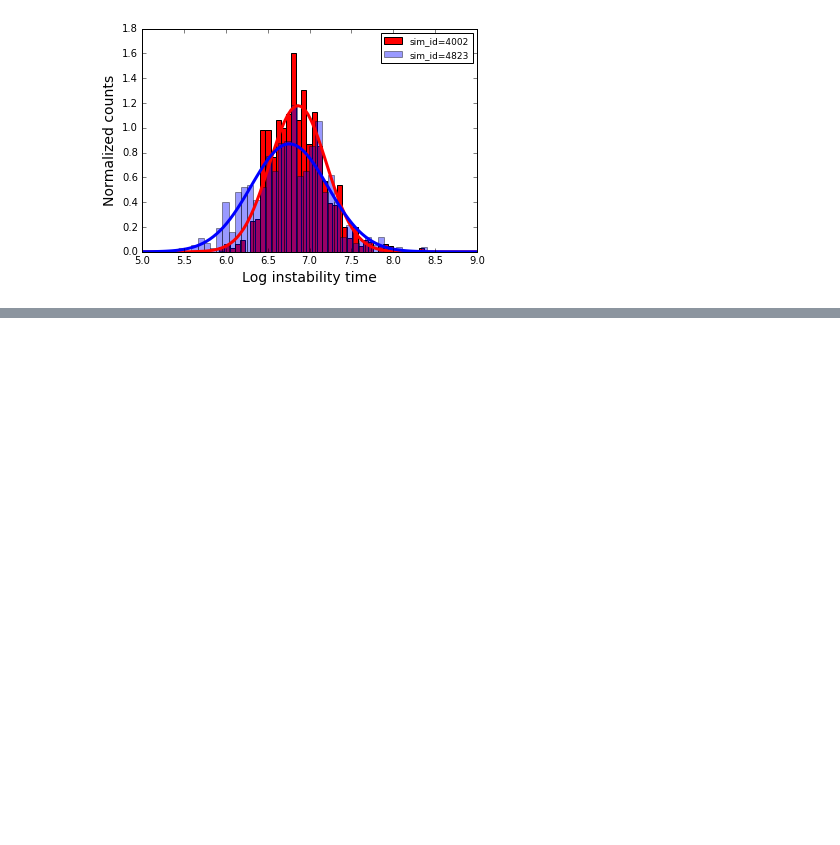
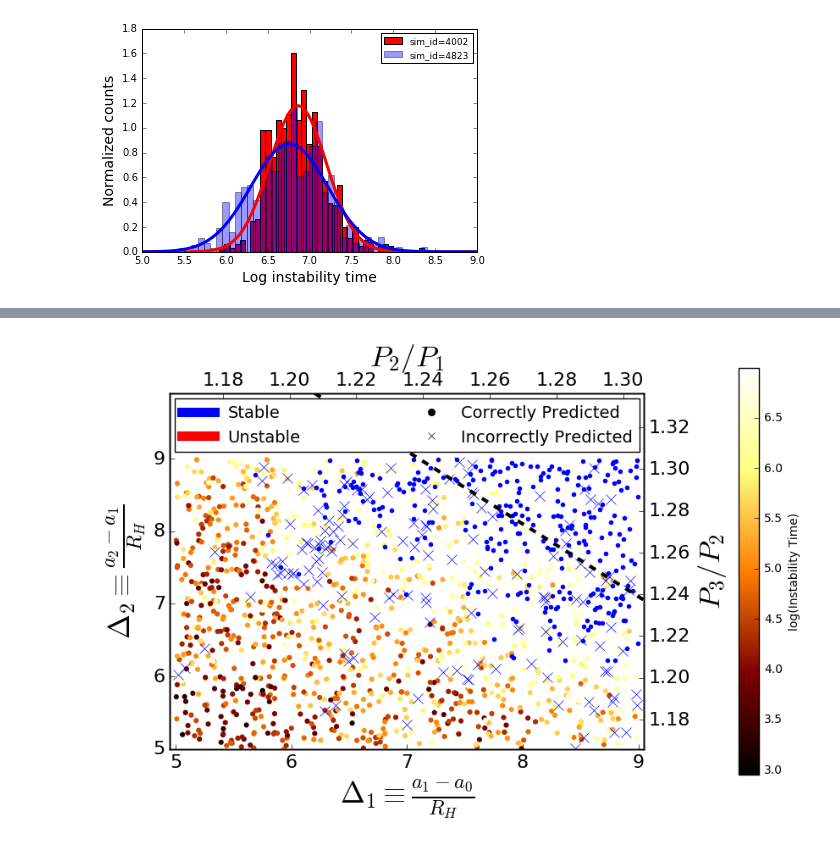
Before and after one commit to dtamayo/Stability, a Jupyter notebook: Analysis/plot_systems.ipynb, the cells around one changed output, grey strips where cells are left out. Cells and saved outputs as stored; diff of their text form; code cells hidden in the pictures; blank space fills up the shorter version.

```diff
--- a/Analysis/plot_systems.ipynb
+++ b/Analysis/plot_systems.ipynb
@@ -337,0 +347,66 @@ plt.savefig("Norbits_Instability_histogram.pdf")
+# %%
+#Plotting a heat map of instability time as a function of the Hill spacing
+import matplotlib.cm as cm
+
+data = pd.read_csv("ariSI.csv",header=0)
+RHThresh = 16.1
+XGBThresh = 0.768
+Stable = data[data["Stable"]==True]
+Unstable = data[data["Stable"]==False]
+#highlight 4002, 4283
+
+xaxis = "daOverRH1"
+yaxis = "daOverRH2"
+fontsize=25
+tickfontsize=16
+
+fig, axes = plt.subplots(figsize=(8,6))
+stable_pred_color="Blue"
+unstable_pred_color="Red"
+axes.plot(Stable[xaxis].loc[Stable["predprob"]>XGBThresh],Stable[yaxis].loc[Stable["predprob"]>XGBThresh],marker="o",markersize=4,mew=0,color=stable_pred_color,linestyle="None",label="Stable, Predicted Stable")
+axes.plot(Stable[xaxis].loc[Stable["predprob"]<=XGBThresh],Stable[yaxis].loc[Stable["predprob"]<=XGBThresh],marker="x",markersize=8,color=stable_pred_color,linestyle="None",label="Stable, Predicted Unstable")
+im = axes.scatter(Unstable[xaxis],Unstable[yaxis],c=np.log10(Unstable["Norbits_instability"]),cmap=cm.afmhot,marker="o",lw=0,label="Unstable, Predicted Stable")
+plt.colorbar(im, label='log(Instability Time)',cax = fig.add_axes([0.99, 0.1, 0.03, 0.8]))
+#axes.plot(Unstable[xaxis].loc[Unstable["predprob"]<=XGBThresh],Unstable[yaxis].loc[Unstable["predprob"]<=XGBThresh],marker="o",markersize=4,mew=0,color=unstable_pred_color,linestyle="None",label="Unstable, Predicted Unstable")
+
+miny,maxy,minx,maxx = 5,9.9,4.95,9.05
+axes.set_ylim([miny,maxy])
+axes.set_xlim([minx,maxx])
+axes.set_xlabel(r"$ \Delta_1 \equiv \frac{a_1 - a_0}{R_H}$", fontsize=fontsize)
+axes.set_ylabel(r"$ \Delta_2 \equiv \frac{a_2 - a_1}{R_H}$", fontsize=fontsize)
+#leg = axes.legend(loc="upper left",numpoints=1,fontsize=8,scatterpoints=1)
+
+blue = plt.Line2D((0,1),(0,0), color='b', linestyle='-', linewidth=8)
+red = plt.Line2D((0,1),(0,0), color='r', linestyle='-', linewidth=8)
+correct = plt.Line2D(range(1), range(1), color="black", marker='o', markerfacecolor="black", linestyle='')
+incorrect = plt.Line2D(range(1), range(1), color="black", marker='x', markerfacecolor="black", linestyle='')
+leg = axes.legend([blue, red, correct, incorrect], ['Stable', 'Unstable', 'Correctly Predicted', 'Incorrectly Predicted'], ncol=2, numpoints=1, fontsize=14, mode="expand", borderaxespad=0.3,loc='upper right')
+
+#Lissauer et al. (2011)
+x = np.arange(5,9.5,0.1)
+axes.plot(x,RHThresh-x, 'k--', lw=3, label='$\Delta_1 + \Delta_2$=%.1f'%RHThresh)
+
+#second axes
+axes2 = axes.twinx()
+mn, mx = axes2.get_ylim()
+lowx,highx,lowy,highy = (0.021544*minx+1)**1.5, (0.021544*maxx+1)**1.5, (0.021544*miny+1)**1.5, (0.021544*maxy+1)**1.5
+axes2.set_ylim(lowy,highy)
+axes2.set_ylabel('$P_3/P_2$', fontsize=fontsize)
+
+plt.xticks(fontsize=tickfontsize)
+plt.yticks(fontsize=tickfontsize)
+
+axes3 = axes.twiny()
+mn, mx = axes2.get_xlim()
+axes3.set_xlim(lowx,highx)
+axes3.set_xlabel('$P_2/P_1$', fontsize=fontsize)
+
+axes.tick_params(axis='both', labelsize=tickfontsize)
+axes2.tick_params(axis='both', labelsize=tickfontsize)
+axes3.tick_params(axis='both', labelsize=tickfontsize)
+
+axes.plot()
+plt.subplots_adjust(left=0.15, right=0.85, top=0.85, bottom=0.15)
+plt.savefig("InstabilityTime.pdf")
+# %% [output]
+[figure, added]
```
Also changed, not shown: parts of 3 cells of this notebook, 1 other file.
